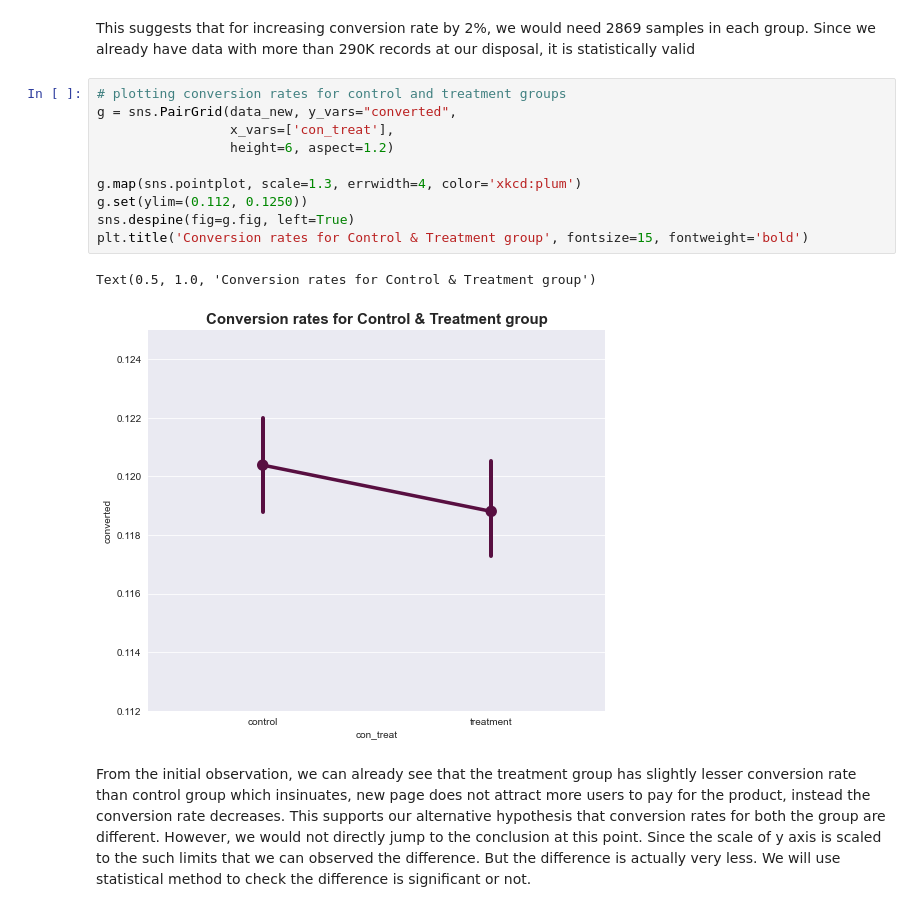
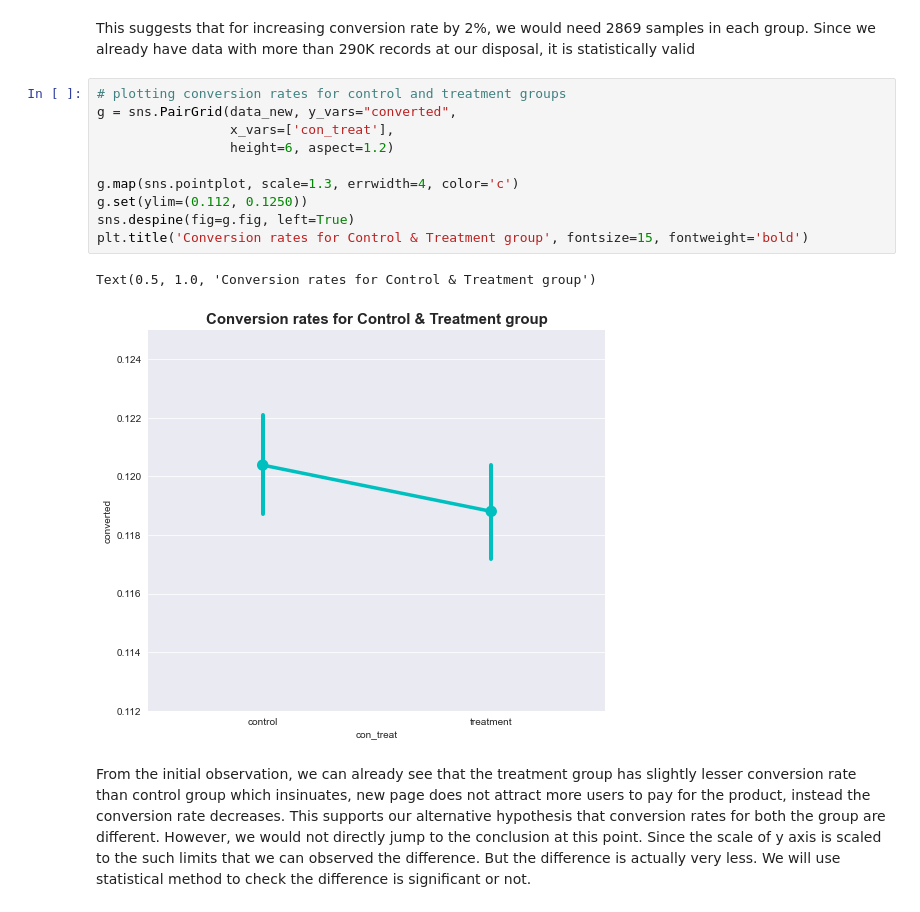
Before and after one commit to mdushetwar/E-commerce-A-B-Testing, a Jupyter notebook: AB_testing.ipynb, the cells around one changed output. Drawn from its saved outputs; the diff is of its cells as text.

```diff
--- a/AB_testing.ipynb
+++ b/AB_testing.ipynb
@@ -415,16 +415,16 @@ This suggests that for increasing conversion rate by 2%, we would need 2869 samp
 # %%
 # plotting conversion rates for control and treatment groups
 g = sns.PairGrid(data_new, y_vars="converted",
                  x_vars=['con_treat'],
                  height=6, aspect=1.2)
 
-g.map(sns.pointplot, scale=1.3, errwidth=4, color='xkcd:plum')
+g.map(sns.pointplot, scale=1.3, errwidth=4, color='c')
 g.set(ylim=(0.112, 0.1250))
 sns.despine(fig=g.fig, left=True)
 plt.title('Conversion rates for Control & Treatment group', fontsize=15, fontweight='bold')
 # %% [output]
 Text(0.5, 1.0, 'Conversion rates for Control & Treatment group')
-[figure, old version]
+[figure, new version]
 # %% [markdown]
 From the initial observation, we can already see that the treatment group has slightly lesser conversion rate than control group which insinuates, new page does not attract more users to pay for the product, instead the conversion rate decreases. This supports our alternative hypothesis that conversion rates for both the group are different. However, we would not directly jump to the conclusion at this point. Since the scale of y axis is scaled to the such limits that we can observed the difference. But the difference is actually very less. We will use statistical method to check the difference is significant or not.
 # %% [markdown]
```
Also changed, not shown: parts of 4 cells of this notebook.
